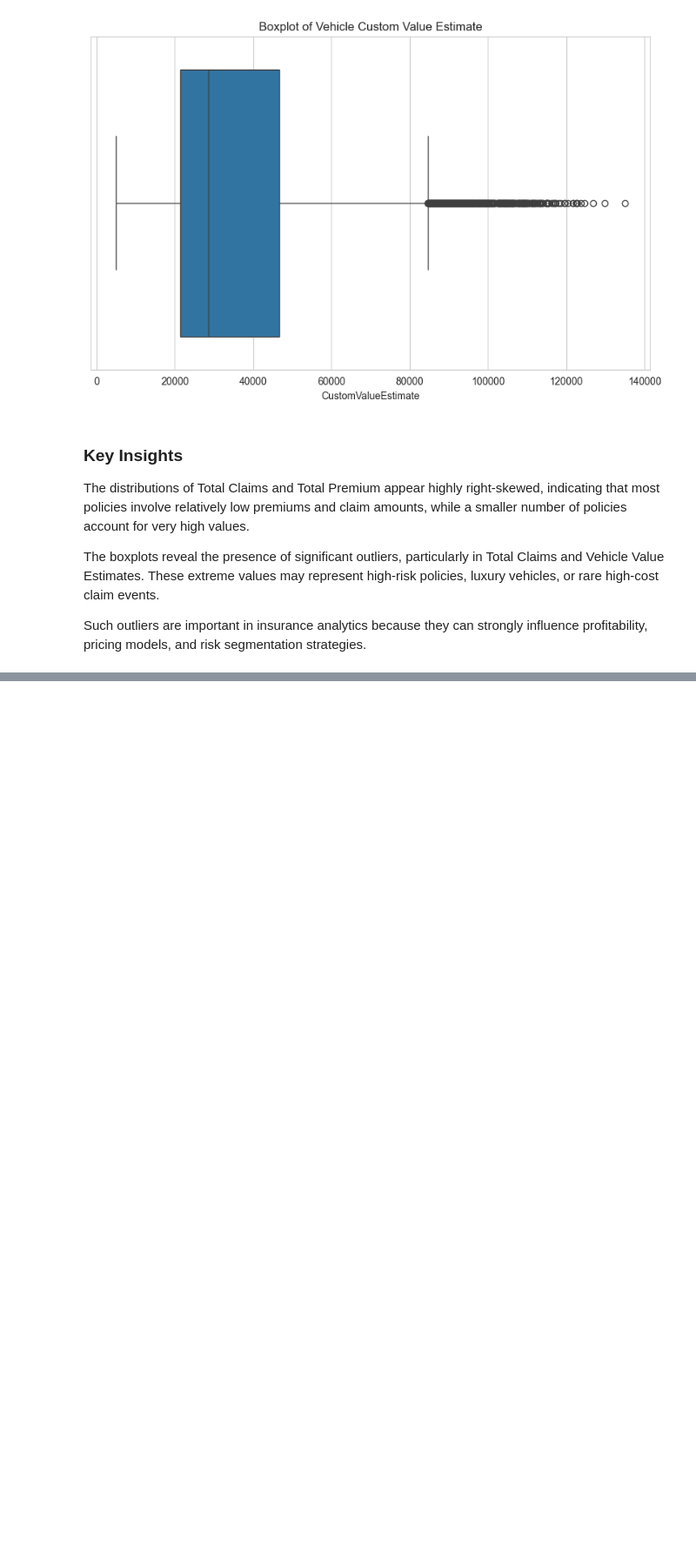
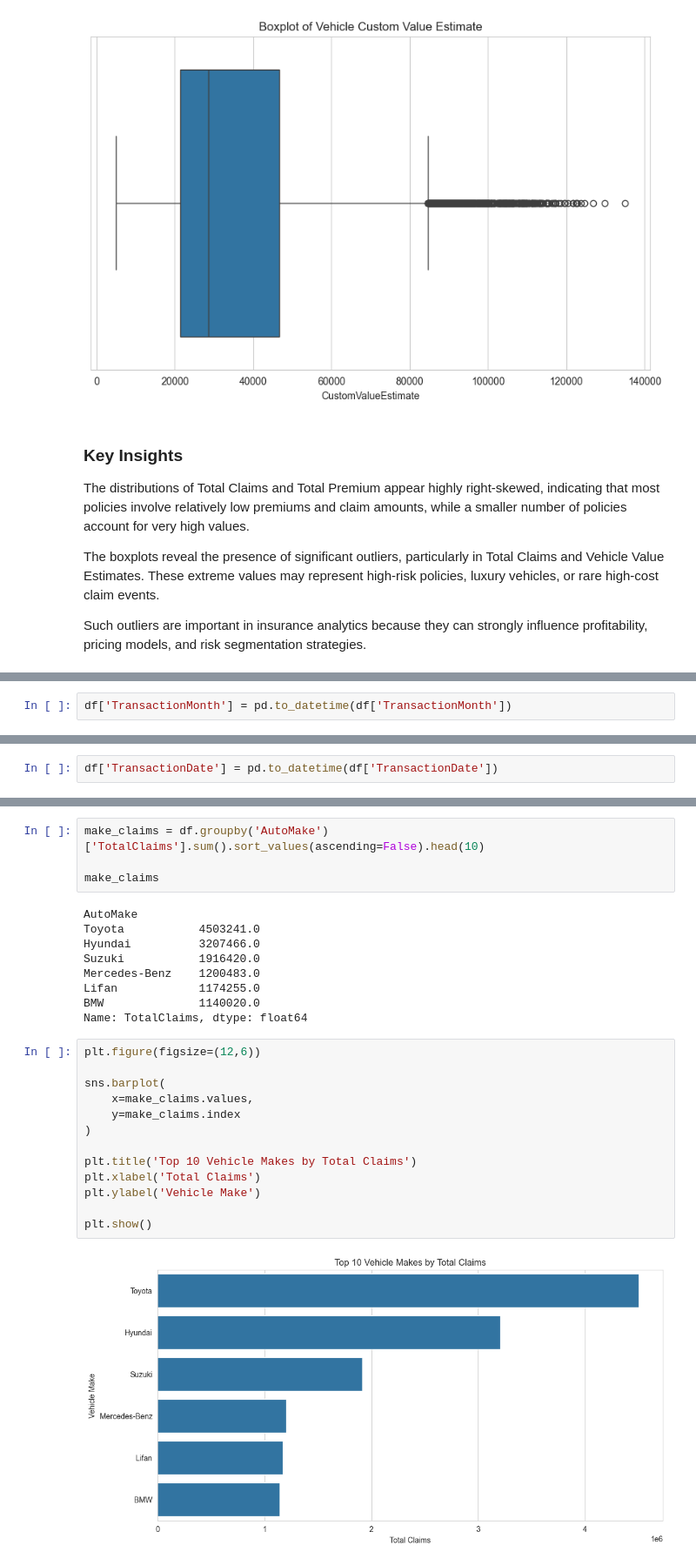
Before and after one commit to Viv-la/insurance-risk-analytics, a Jupyter notebook: notebooks/01_eda.ipynb, the cells around one changed output, grey strips where cells are left out. Shown at 87% size. Drawn from its saved outputs; the diff is of its cells as text; blank space fills up the shorter version.

```diff
--- a/notebooks/01_eda.ipynb
+++ b/notebooks/01_eda.ipynb
@@ -255,0 +375,2 @@ Such outliers are important in insurance analytics because they can strongly inf
+# %%
+df['TransactionMonth'] = pd.to_datetime(df['TransactionMonth'])
@@ -255,0 +388,2 @@ Such outliers are important in insurance analytics because they can strongly inf
+# %%
+df['TransactionDate'] = pd.to_datetime(df['TransactionDate'])
@@ -255,0 +404,28 @@ Such outliers are important in insurance analytics because they can strongly inf
+# %%
+make_claims = df.groupby('AutoMake')['TotalClaims'].sum().sort_values(ascending=False).head(10)
+
+make_claims
+# %% [output]
+AutoMake
+Toyota           4503241.0
+Hyundai          3207466.0
+Suzuki           1916420.0
+Mercedes-Benz    1200483.0
+Lifan            1174255.0
+BMW              1140020.0
+Name: TotalClaims, dtype: float64
+# %%
+plt.figure(figsize=(12,6))
+
+sns.barplot(
+    x=make_claims.values,
+    y=make_claims.index
+)
+
+plt.title('Top 10 Vehicle Makes by Total Claims')
+plt.xlabel('Total Claims')
+plt.ylabel('Vehicle Make')
+
+plt.show()
+# %% [output]
+[figure, added]
```
Also changed, not shown: parts of 19 cells of this notebook.
